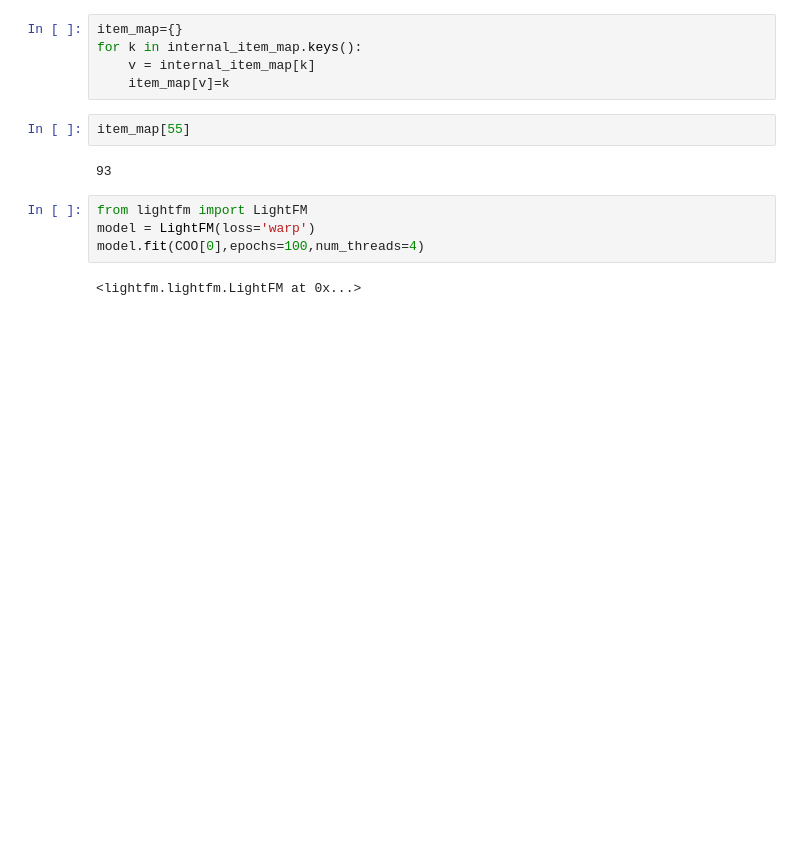
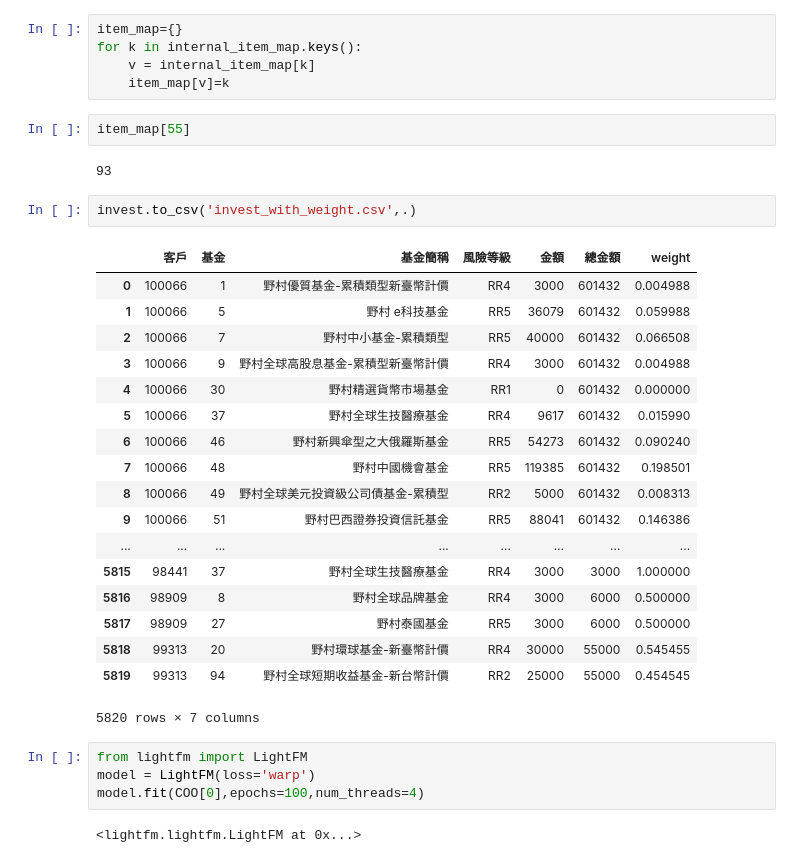
Before and after one commit to thtang/Fintech-Text-Mining-and-Machine-Learning, a Jupyter notebook: final/Recommend.ipynb, the cells around one changed output. Drawn from its saved outputs; the diff is of its cells as text; blank space fills up the shorter version.

```diff
--- a/final/Recommend.ipynb
+++ b/final/Recommend.ipynb
@@ -117,6 +117,27 @@ for k in internal_item_map.keys():
 item_map[55]
 # %% [output]
 93
+# %%
+invest.to_csv('invest_with_weight.csv',.)
+# %% [output]
+|  | 客戶 | 基金 | 基金簡稱 | 風險等級 | 金額 | 總金額 | weight |
+| 0 | 100066 | 1 | 野村優質基金-累積類型新臺幣計價 | RR4 | 3000 | 601432 | 0.004988 |
+| 1 | 100066 | 5 | 野村 e科技基金 | RR5 | 36079 | 601432 | 0.059988 |
+| 2 | 100066 | 7 | 野村中小基金-累積類型 | RR5 | 40000 | 601432 | 0.066508 |
+| 3 | 100066 | 9 | 野村全球高股息基金-累積型新臺幣計價 | RR4 | 3000 | 601432 | 0.004988 |
+| 4 | 100066 | 30 | 野村精選貨幣市場基金 | RR1 | 0 | 601432 | 0.000000 |
+| 5 | 100066 | 37 | 野村全球生技醫療基金 | RR4 | 9617 | 601432 | 0.015990 |
+| 6 | 100066 | 46 | 野村新興傘型之大俄羅斯基金 | RR5 | 54273 | 601432 | 0.090240 |
+| 7 | 100066 | 48 | 野村中國機會基金 | RR5 | 119385 | 601432 | 0.198501 |
+| 8 | 100066 | 49 | 野村全球美元投資級公司債基金-累積型 | RR2 | 5000 | 601432 | 0.008313 |
+| 9 | 100066 | 51 | 野村巴西證券投資信託基金 | RR5 | 88041 | 601432 | 0.146386 |
+| ... | ... | ... | ... | ... | ... | ... | ... |
+| 5815 | 98441 | 37 | 野村全球生技醫療基金 | RR4 | 3000 | 3000 | 1.000000 |
+| 5816 | 98909 | 8 | 野村全球品牌基金 | RR4 | 3000 | 6000 | 0.500000 |
+| 5817 | 98909 | 27 | 野村泰國基金 | RR5 | 3000 | 6000 | 0.500000 |
+| 5818 | 99313 | 20 | 野村環球基金-新臺幣計價 | RR4 | 30000 | 55000 | 0.545455 |
+| 5819 | 99313 | 94 | 野村全球短期收益基金-新台幣計價 | RR2 | 25000 | 55000 | 0.454545 |
+5820 rows × 7 columns
 # %%
 from lightfm import LightFM
 model = LightFM(loss='warp')
```
Also changed, not shown: parts of 4 cells of this notebook.
